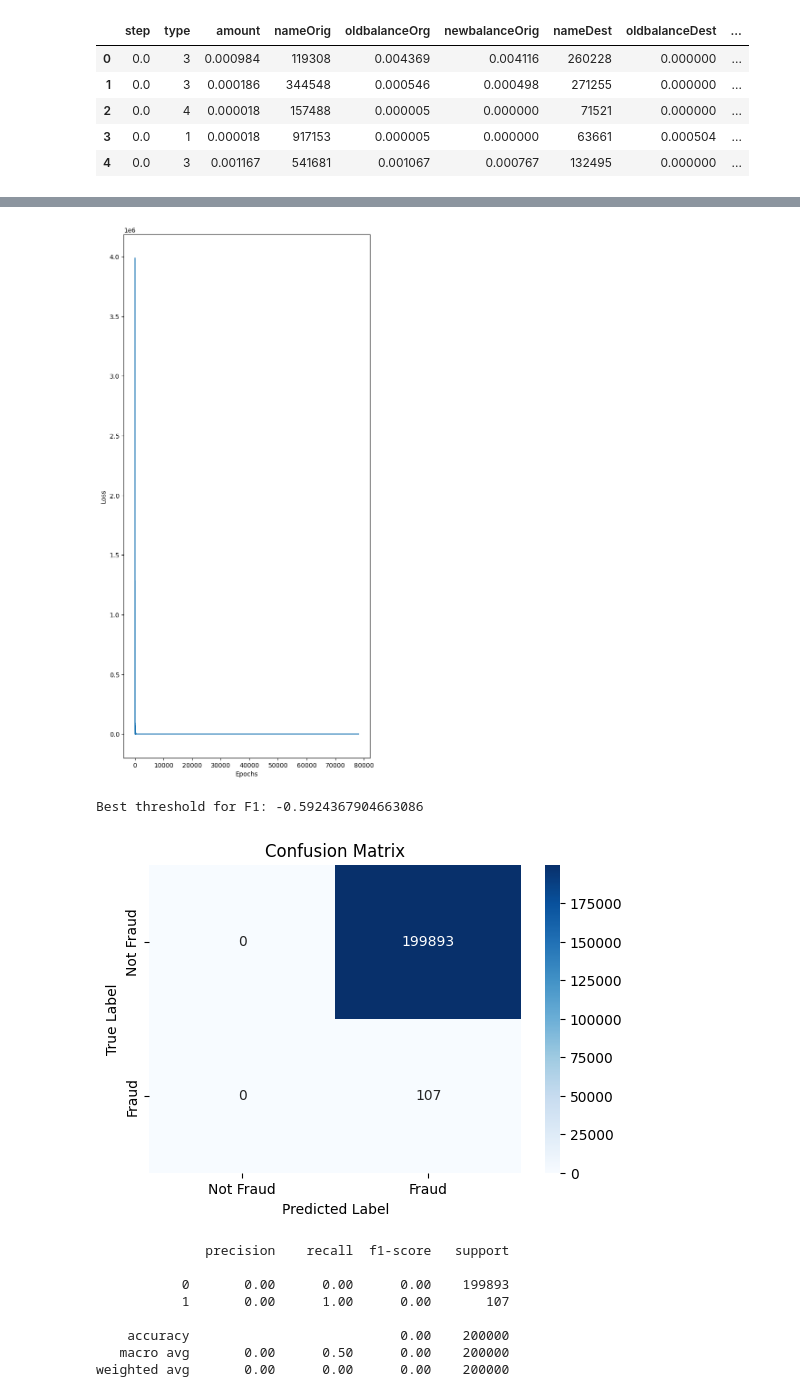
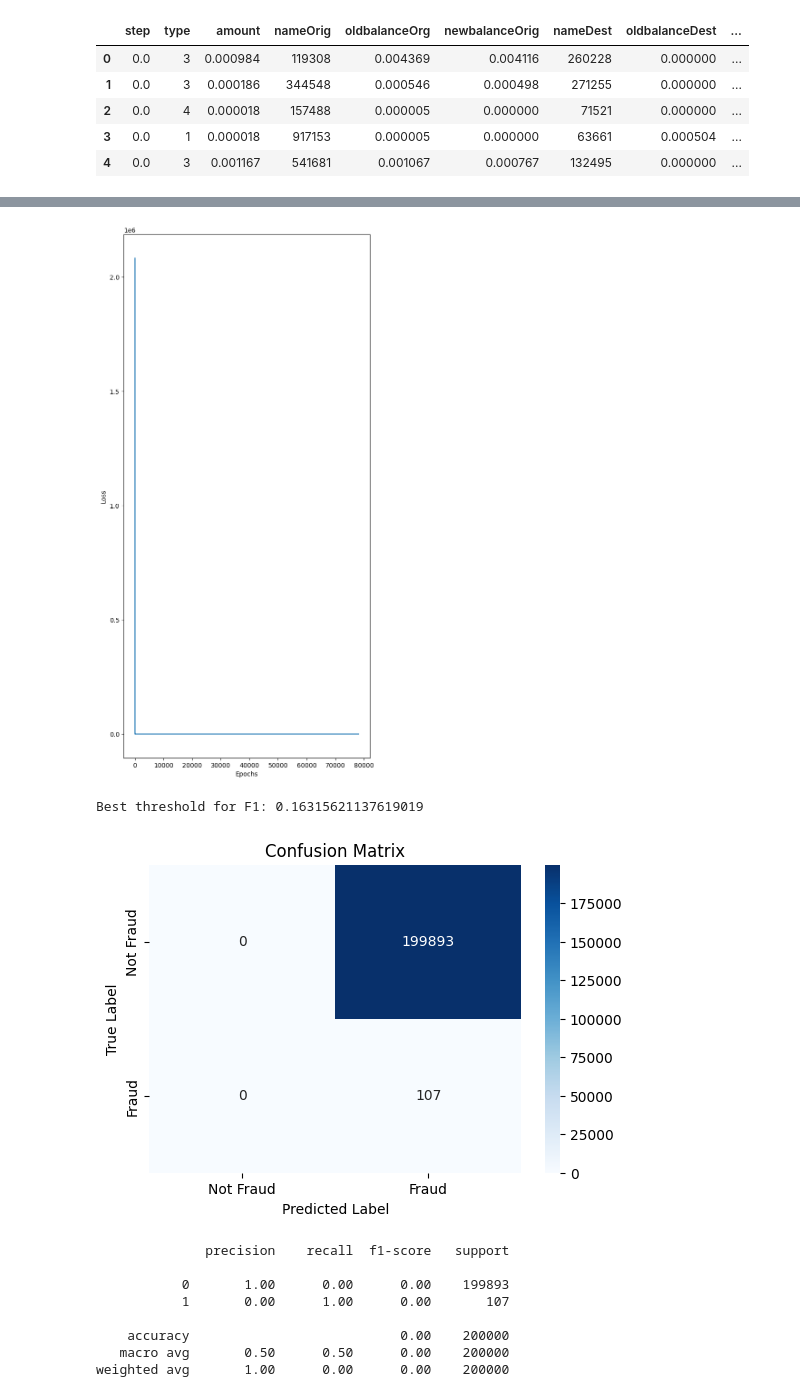
Before and after one commit to QuiteSurreal/Detecting-transactial-fraud-with-AI, a Jupyter notebook: DeepLearn.ipynb, the cells around one changed output, grey strips where cells are left out. Cells and saved outputs as stored; diff of their text form; code cells hidden in the pictures.

```diff
--- a/DeepLearn.ipynb
+++ b/DeepLearn.ipynb
@@ -69,9 +69,7 @@ class NeuralNet(nn.Module):
     def __init__(self, in_features=9, out_features=2):
         super().__init__()
         self.fc1 = nn.Linear(in_features=in_features, out_features=512)
-        self.relu = nn.ReLU()
         self.fc2 = nn.Linear(in_features=512, out_features=256)
-        self.relu = nn.ReLU()
         self.fc3 = nn.Linear(in_features=256, out_features=out_features)
 
     def forward(self, X):
@@ -116,8 +114,6 @@ optimizer = torch.optim.Adam(model.parameters(), lr=0.01)
 epochs = 50
 losses = []
 for epoch in range(1, epochs + 1):
-    i += 1
-
     for X_batch, y_batch in train_dl:
         X_batch = X_batch.to(device, non_blocking=True)
         y_batch = y_batch.to(device, non_blocking=True)
@@ -140,7 +136,8 @@ plt.show()
 
 model.eval()
 with torch.no_grad():
-    y_pred_probs = model(X_test.to(device))[:, 1].cpu().numpy()
+    logits = model(X_test.to(device))
+    y_pred_probs = torch.softmax(logits, dim=1)[:, 1].cpu().numpy()
     precisions, recalls, thresholds = precision_recall_curve(y_test.cpu(), y_pred_probs)
     f1s = 2 * (precisions * recalls) / (precisions + recalls + 1e-6)
     best_idx = f1s.argmax()
@@ -160,5 +157,5 @@ plt.ylabel("True Label")
 plt.title("Confusion Matrix")
 plt.show()
 
-print(classification_report(y_test, preds))
+print(classification_report(y_test, preds, zero_division=True))
 # %% [output]
@@ -182,11 +179,11 @@ epoch: 50 -> loss: 0.2833661735057831
-[figure, old version]
+[figure, new version]
-Best threshold for F1: -0.5924367904663086
+Best threshold for F1: 0.16315621137619019
 [figure]
               precision    recall  f1-score   support
 
-           0       0.00      0.00      0.00    199893
+           0       1.00      0.00      0.00    199893
            1       0.00      1.00      0.00       107
 
     accuracy                           0.00    200000
-   macro avg       0.00      0.50      0.00    200000
-weighted avg       0.00      0.00      0.00    200000
+   macro avg       0.50      0.50      0.00    200000
+weighted avg       1.00      0.00      0.00    200000
```
Also changed, not shown: parts of 2 cells of this notebook, 8 other files.
